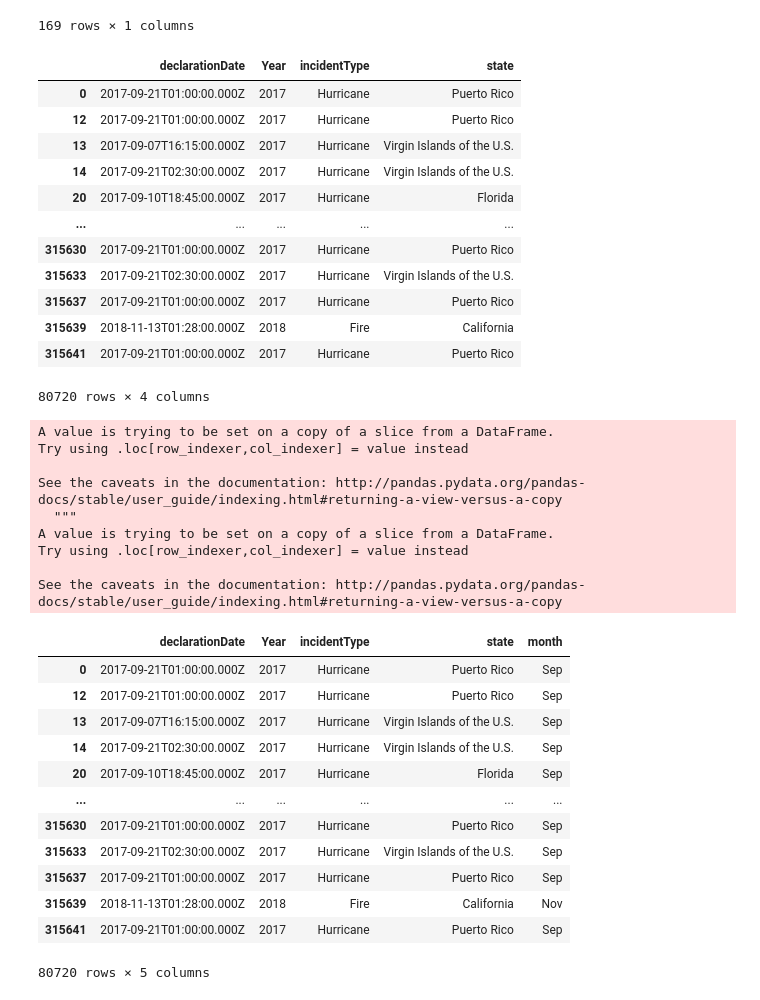
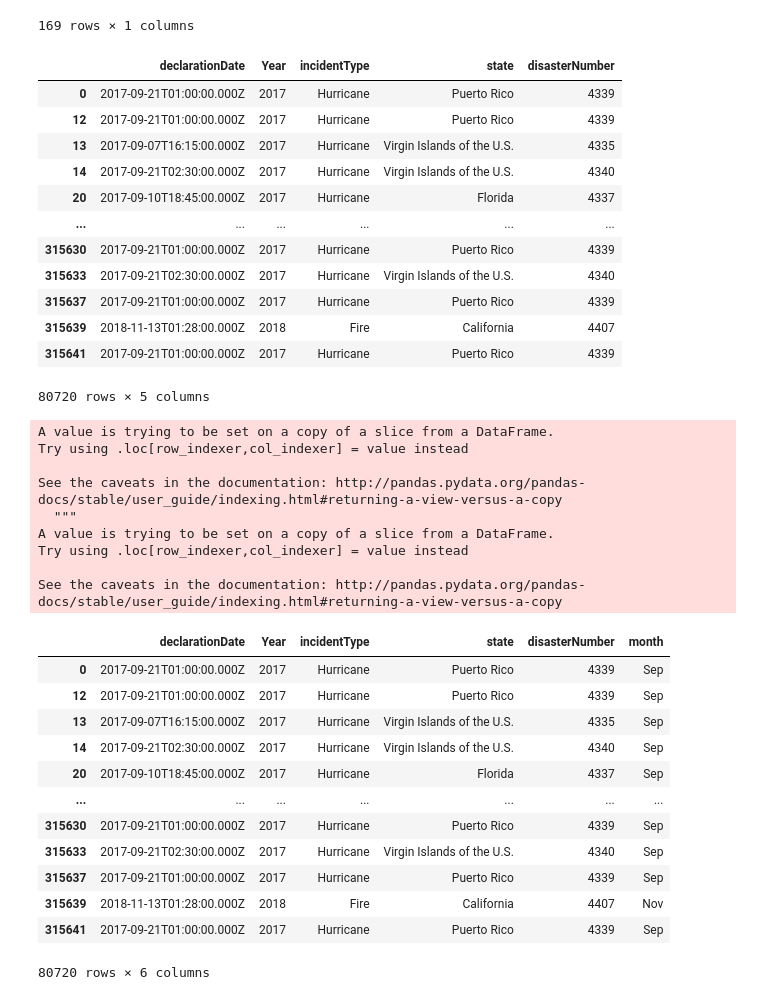
Before and after one commit to ryanwinn33/project2, a Jupyter notebook: Cleaning_PAS.ipynb, the cells around one changed output. Drawn from its saved outputs; the diff is of its cells as text; code cells hidden in the pictures.

```diff
--- a/Cleaning_PAS.ipynb
+++ b/Cleaning_PAS.ipynb
@@ -3,7 +3,7 @@
 import pandas as pd
 # %%
 # Store filepath in a variable
-file = "RAW_data/Public_Assistance_Summary.xlsx"
+file = "Data/RAW_data/Public_Assistance_Summary.xlsx"
 # %%
 # Read our Data file for PAS with the pandas library
 data = pd.read_excel(file)
@@ -156,24 +157,25 @@ totalObligated
 # %%
 #months incidents occured
 date = finalYears[['declarationDate',
                         'Year',
                         'incidentType',
-                        'state']]
+                        'state',
+                        'disasterNumber']]
 date
 # %% [output]
-|  | declarationDate | Year | incidentType | state |
-| 0 | 2017-09-21T01:00:00.000Z | 2017 | Hurricane | Puerto Rico |
-| 12 | 2017-09-21T01:00:00.000Z | 2017 | Hurricane | Puerto Rico |
-| 13 | 2017-09-07T16:15:00.000Z | 2017 | Hurricane | Virgin Islands of the U.S. |
-| 14 | 2017-09-21T02:30:00.000Z | 2017 | Hurricane | Virgin Islands of the U.S. |
-| 20 | 2017-09-10T18:45:00.000Z | 2017 | Hurricane | Florida |
-| ... | ... | ... | ... | ... |
-| 315630 | 2017-09-21T01:00:00.000Z | 2017 | Hurricane | Puerto Rico |
-| 315633 | 2017-09-21T02:30:00.000Z | 2017 | Hurricane | Virgin Islands of the U.S. |
-| 315637 | 2017-09-21T01:00:00.000Z | 2017 | Hurricane | Puerto Rico |
-| 315639 | 2018-11-13T01:28:00.000Z | 2018 | Fire | California |
-| 315641 | 2017-09-21T01:00:00.000Z | 2017 | Hurricane | Puerto Rico |
+|  | declarationDate | Year | incidentType | state | disasterNumber |
+| 0 | 2017-09-21T01:00:00.000Z | 2017 | Hurricane | Puerto Rico | 4339 |
+| 12 | 2017-09-21T01:00:00.000Z | 2017 | Hurricane | Puerto Rico | 4339 |
+| 13 | 2017-09-07T16:15:00.000Z | 2017 | Hurricane | Virgin Islands of the U.S. | 4335 |
+| 14 | 2017-09-21T02:30:00.000Z | 2017 | Hurricane | Virgin Islands of the U.S. | 4340 |
+| 20 | 2017-09-10T18:45:00.000Z | 2017 | Hurricane | Florida | 4337 |
+| ... | ... | ... | ... | ... | ... |
+| 315630 | 2017-09-21T01:00:00.000Z | 2017 | Hurricane | Puerto Rico | 4339 |
+| 315633 | 2017-09-21T02:30:00.000Z | 2017 | Hurricane | Virgin Islands of the U.S. | 4340 |
+| 315637 | 2017-09-21T01:00:00.000Z | 2017 | Hurricane | Puerto Rico | 4339 |
+| 315639 | 2018-11-13T01:28:00.000Z | 2018 | Fire | California | 4407 |
+| 315641 | 2017-09-21T01:00:00.000Z | 2017 | Hurricane | Puerto Rico | 4339 |
-80720 rows × 4 columns
+80720 rows × 5 columns
 # %%
 # new data frame with split value columns
 new = date["declarationDate"].str.split("-", n = 2, expand = True)
@@ -195,18 +197,18 @@ A value is trying to be set on a copy of a slice from a DataFrame.
 Try using .loc[row_indexer,col_indexer] = value instead
 
 See the caveats in the documentation: http://pandas.pydata.org/pandas-docs/stable/user_guide/indexing.html#returning-a-view-versus-a-copy
-|  | declarationDate | Year | incidentType | state | month |
-| 0 | 2017-09-21T01:00:00.000Z | 2017 | Hurricane | Puerto Rico | Sep |
-| 12 | 2017-09-21T01:00:00.000Z | 2017 | Hurricane | Puerto Rico | Sep |
-| 13 | 2017-09-07T16:15:00.000Z | 2017 | Hurricane | Virgin Islands of the U.S. | Sep |
-| 14 | 2017-09-21T02:30:00.000Z | 2017 | Hurricane | Virgin Islands of the U.S. | Sep |
-| 20 | 2017-09-10T18:45:00.000Z | 2017 | Hurricane | Florida | Sep |
-| ... | ... | ... | ... | ... | ... |
-| 315630 | 2017-09-21T01:00:00.000Z | 2017 | Hurricane | Puerto Rico | Sep |
-| 315633 | 2017-09-21T02:30:00.000Z | 2017 | Hurricane | Virgin Islands of the U.S. | Sep |
-| 315637 | 2017-09-21T01:00:00.000Z | 2017 | Hurricane | Puerto Rico | Sep |
-| 315639 | 2018-11-13T01:28:00.000Z | 2018 | Fire | California | Nov |
-| 315641 | 2017-09-21T01:00:00.000Z | 2017 | Hurricane | Puerto Rico | Sep |
+|  | declarationDate | Year | incidentType | state | disasterNumber | month |
+| 0 | 2017-09-21T01:00:00.000Z | 2017 | Hurricane | Puerto Rico | 4339 | Sep |
+| 12 | 2017-09-21T01:00:00.000Z | 2017 | Hurricane | Puerto Rico | 4339 | Sep |
+| 13 | 2017-09-07T16:15:00.000Z | 2017 | Hurricane | Virgin Islands of the U.S. | 4335 | Sep |
+| 14 | 2017-09-21T02:30:00.000Z | 2017 | Hurricane | Virgin Islands of the U.S. | 4340 | Sep |
+| 20 | 2017-09-10T18:45:00.000Z | 2017 | Hurricane | Florida | 4337 | Sep |
+| ... | ... | ... | ... | ... | ... | ... |
+| 315630 | 2017-09-21T01:00:00.000Z | 2017 | Hurricane | Puerto Rico | 4339 | Sep |
+| 315633 | 2017-09-21T02:30:00.000Z | 2017 | Hurricane | Virgin Islands of the U.S. | 4340 | Sep |
+| 315637 | 2017-09-21T01:00:00.000Z | 2017 | Hurricane | Puerto Rico | 4339 | Sep |
+| 315639 | 2018-11-13T01:28:00.000Z | 2018 | Fire | California | 4407 | Nov |
+| 315641 | 2017-09-21T01:00:00.000Z | 2017 | Hurricane | Puerto Rico | 4339 | Sep |
-80720 rows × 5 columns
+80720 rows × 6 columns
 # %%
 #obtain count of incidents per month for each year
```
Also changed, not shown: parts of 6 cells of this notebook, 3 other files.
